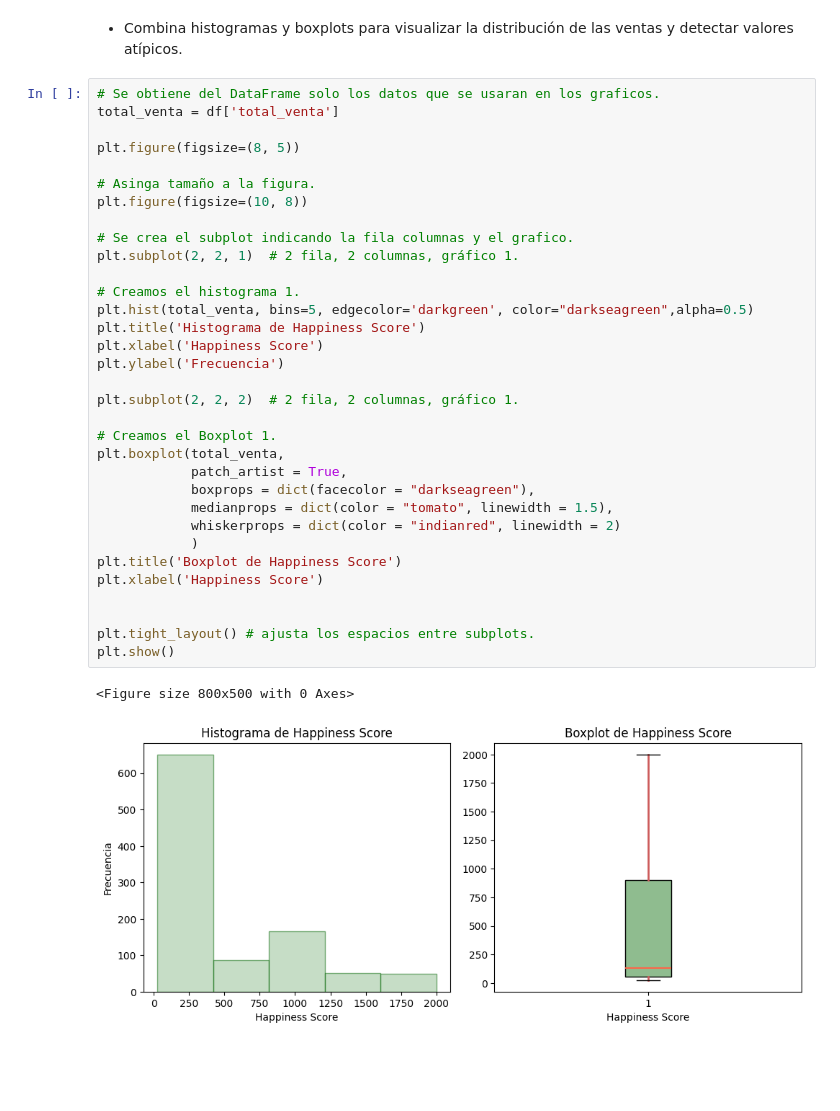
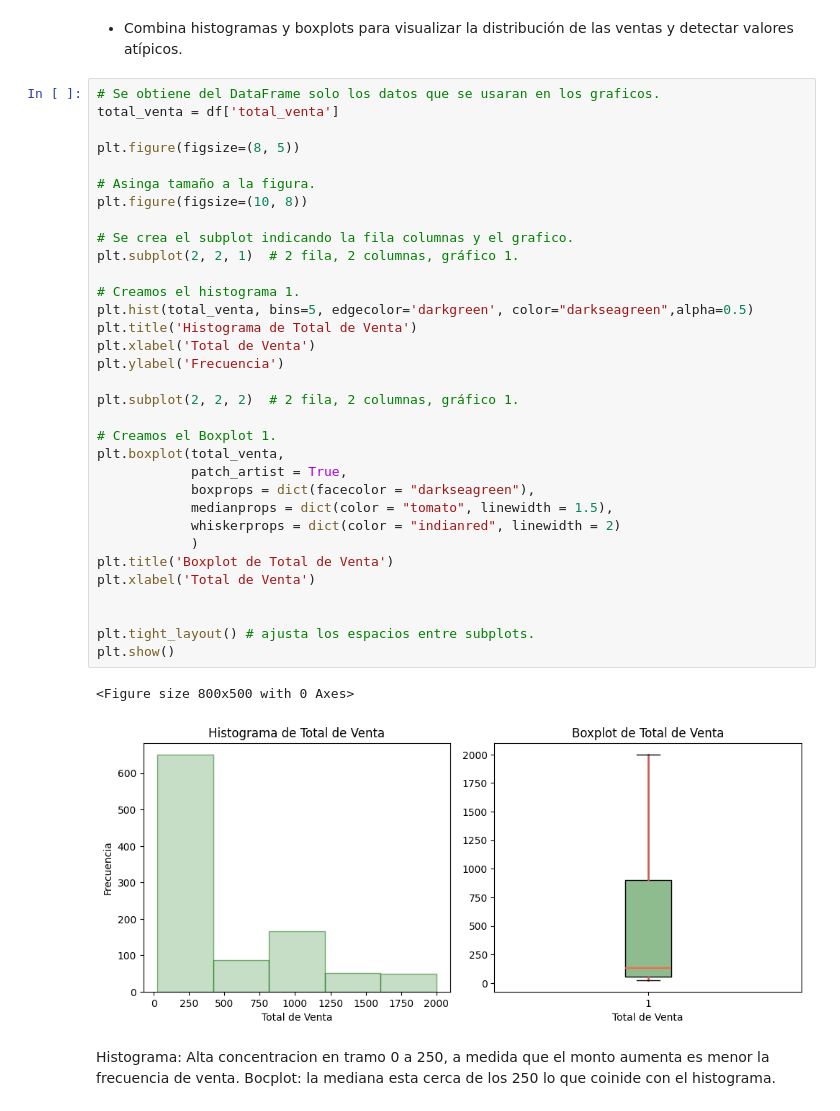
Before and after one commit to jlopez12/Analisis_prediccion_de_ventas-Part_1, a Jupyter notebook: Proyecto_1_Parte_4.ipynb, the cells around one changed output. Drawn from its saved outputs; the diff is of its cells as text; blank space fills up the shorter version.

```diff
--- a/Proyecto_1_Parte_4.ipynb
+++ b/Proyecto_1_Parte_4.ipynb
@@ -281,35 +287,38 @@ plt.show()
 # Se obtiene del DataFrame solo los datos que se usaran en los graficos.
 total_venta = df['total_venta']
 
 plt.figure(figsize=(8, 5))
 
 # Asinga tamaño a la figura.
 plt.figure(figsize=(10, 8))
 
 # Se crea el subplot indicando la fila columnas y el grafico.
 plt.subplot(2, 2, 1)  # 2 fila, 2 columnas, gráfico 1.
 
 # Creamos el histograma 1.
 plt.hist(total_venta, bins=5, edgecolor='darkgreen', color="darkseagreen",alpha=0.5)
-plt.title('Histograma de Happiness Score')
-plt.xlabel('Happiness Score')
+plt.title('Histograma de Total de Venta')
+plt.xlabel('Total de Venta')
 plt.ylabel('Frecuencia')
 
 plt.subplot(2, 2, 2)  # 2 fila, 2 columnas, gráfico 1.
 
 # Creamos el Boxplot 1.
 plt.boxplot(total_venta,
             patch_artist = True,
             boxprops = dict(facecolor = "darkseagreen"),
             medianprops = dict(color = "tomato", linewidth = 1.5),
             whiskerprops = dict(color = "indianred", linewidth = 2)
             )
-plt.title('Boxplot de Happiness Score')
-plt.xlabel('Happiness Score')
+plt.title('Boxplot de Total de Venta')
+plt.xlabel('Total de Venta')
 
 
 plt.tight_layout() # ajusta los espacios entre subplots.
 plt.show()
 # %% [output]
 <Figure size 800x500 with 0 Axes>
-[figure, old version]
+[figure, new version]
+# %% [markdown]
+Histograma: Alta concentracion en tramo 0 a 250, a medida que el monto aumenta es menor la frecuencia de venta.
+Bocplot: la mediana esta cerca de los 250 lo que coinide con el histograma.
```
Also changed, not shown: parts of 6 cells of this notebook.
